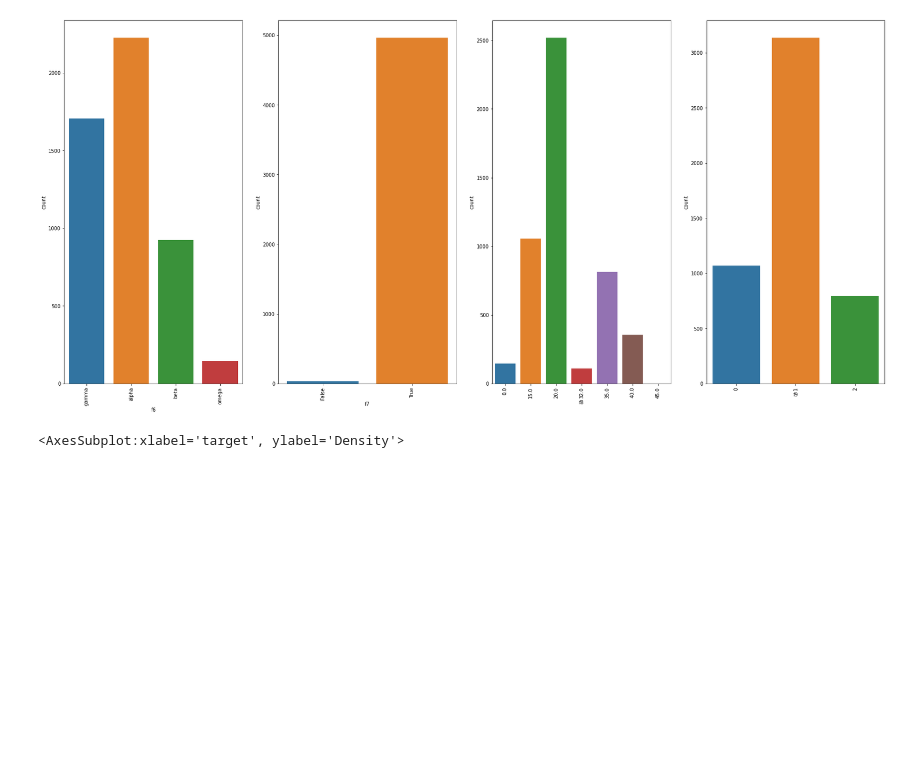
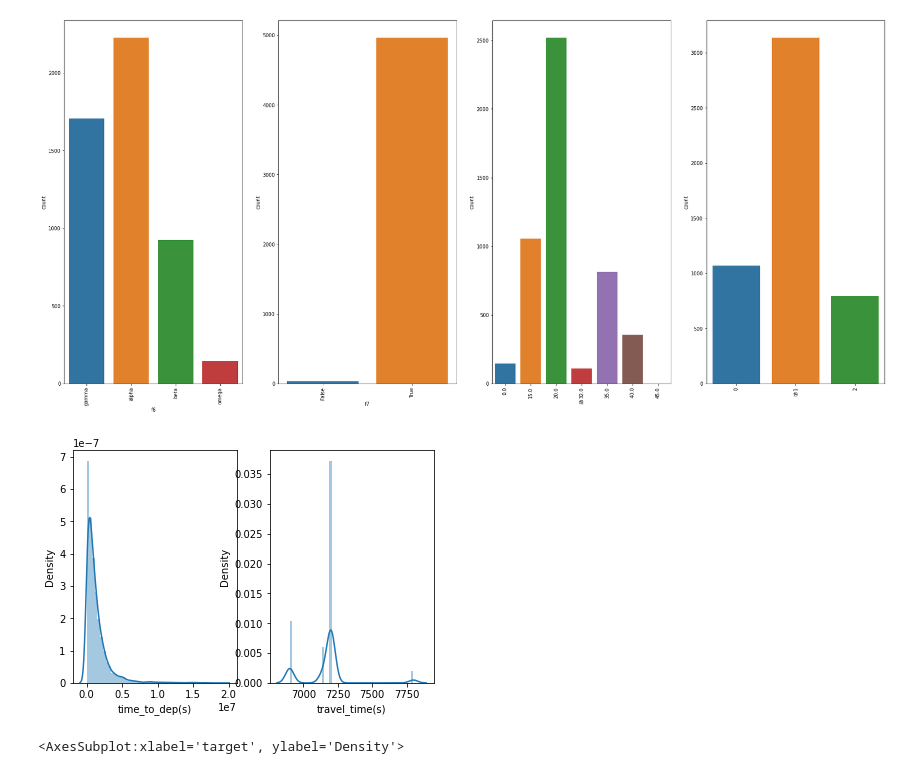
Before and after one commit to FaizaMehboob/02-04-2022, a Jupyter notebook: 08_flight_prediction.ipynb, the cells around one changed output. Drawn from its saved outputs; the diff is of its cells as text; code cells hidden in the pictures; blank space fills up the shorter version.

```diff
--- a/08_flight_prediction.ipynb
+++ b/08_flight_prediction.ipynb
@@ -266,14 +266,16 @@ plt.show()
 # %% [output]
 [figure]
 # %%
-# # Plotting numerical count plot
-# c=1
-# plt.figure(figsize= (10, 30))
-# for i in num_cols:
-#     plt.subplot(6,3,c)
-#     sns.distplot(df[i])
-#     c= c+1
-# plt.show()
+# Plotting numerical count plot
+c=1
+plt.figure(figsize= (10, 30))
+for i in num_cols:
+    plt.subplot(6,3,c)
+    sns.distplot(df[i])
+    c= c+1
+plt.show()
+# %% [output]
+[figure, added]
 # %%
 # target
 sns.distplot(df['target'])
```
Also changed, not shown: parts of 4 cells of this notebook.
